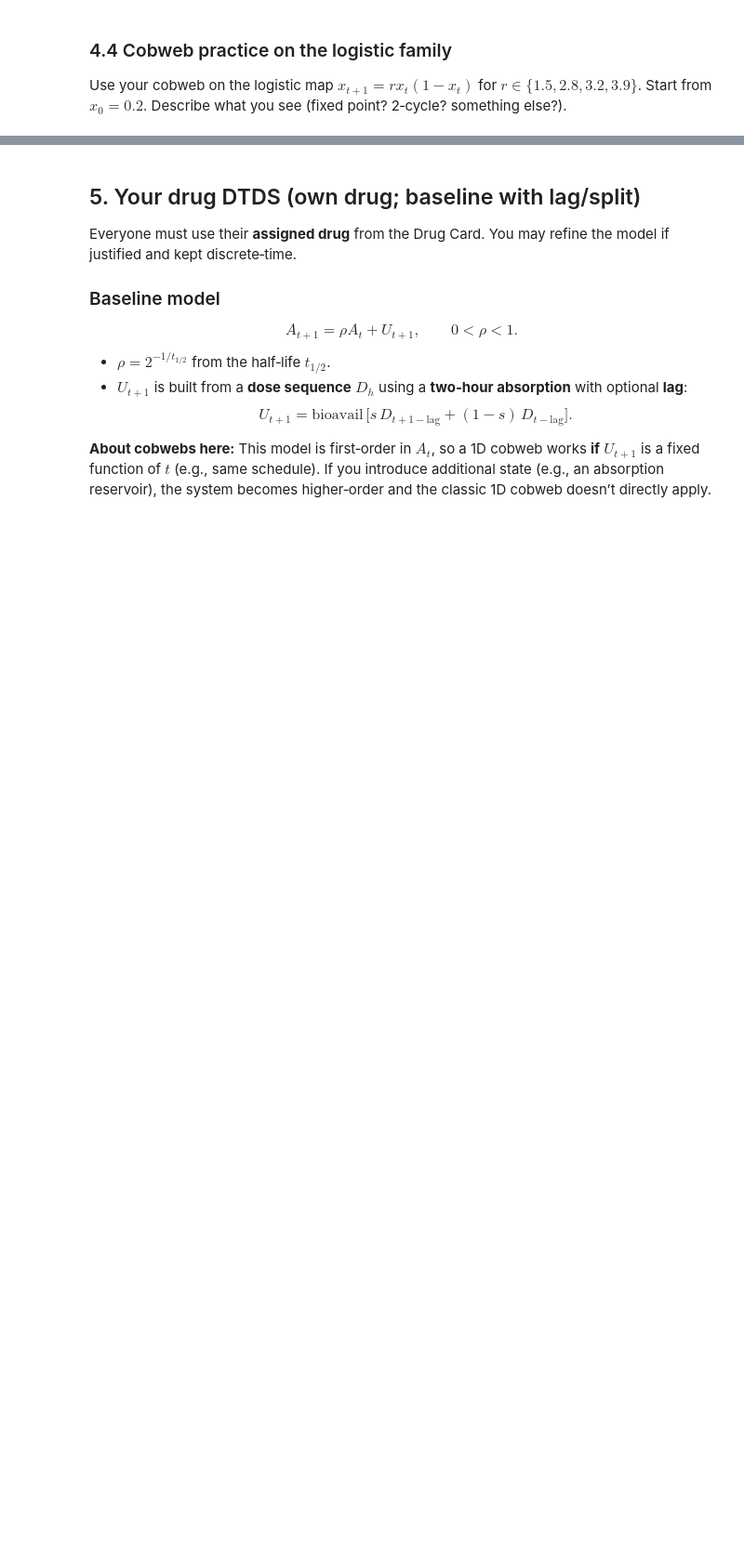
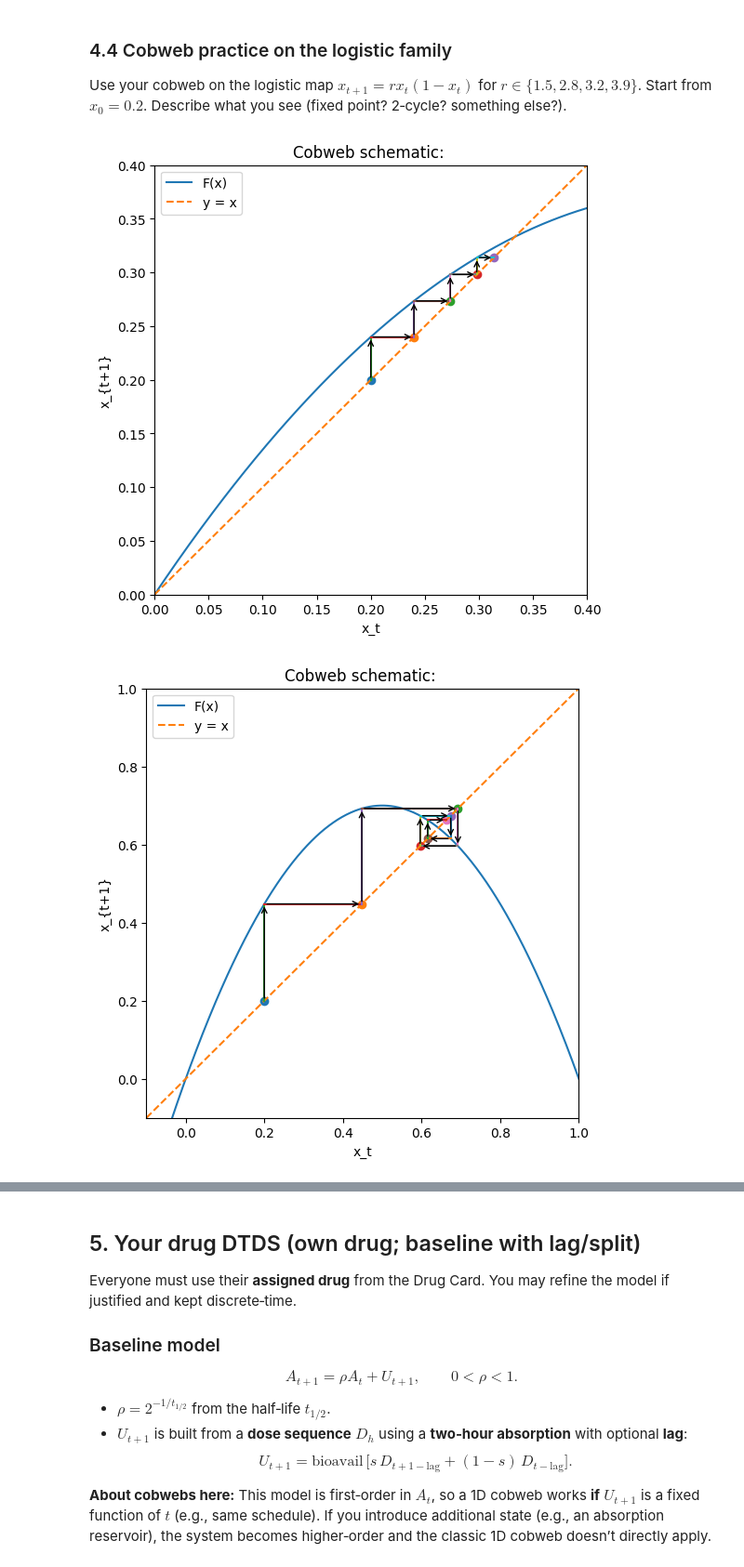
Before and after one commit to DanielCao-7/RP2-AAS-Python-Workbook, a Jupyter notebook: RP 2 - Discrete-Time Dynamical Systems - AAS.ipynb, the cells around one changed output, grey strips where cells are left out. Shown at 93% size. Saved outputs shown, nothing was run; the diff lists cells and outputs as text; code cells hidden in the pictures; blank space fills up the shorter version.

```diff
--- a/RP 2 - Discrete-Time Dynamical Systems - AAS.ipynb
+++ b/RP 2 - Discrete-Time Dynamical Systems - AAS.ipynb
@@ -161,3 +197,17 @@ Use your cobwebbing code to study the equilibria of the following DTDSs. Try to
 Use your cobweb on the logistic map $x_{t+1}=r x_t(1-x_t)$ for $r\in\{1.5, 2.8,3.2,3.9\}$. Start from $x_0=0.2$. Describe what you see (fixed point? 2‑cycle? something else?).
 # %%
 #Cobweb for the logistic map here, looking at the various r values.
+def F(x): return 1.5*x*(1-x)        #relatively stable
+cobweb_plot(F, "", 0.2, 4, 0.0,0.4)
+
+def F(x): return 2.8*x*(1-x)        #fixed point
+cobweb_plot(F, "", 0.2, 6, -0.1, 1)
+
+def F(x): return 3.2*x*(1-x)        #periodic
+cobweb_plot(F, "", 0.2, 6, -0.1, 1)
+
+def F(x): return 3.9*x*(1-x)        #chaotic
+cobweb_plot(F, "", 0.2, 10, -0.1, 1)
+# %% [output]
+[figure, added]
+[figure, added]
```
Also changed, not shown: parts of 23 cells of this notebook.
